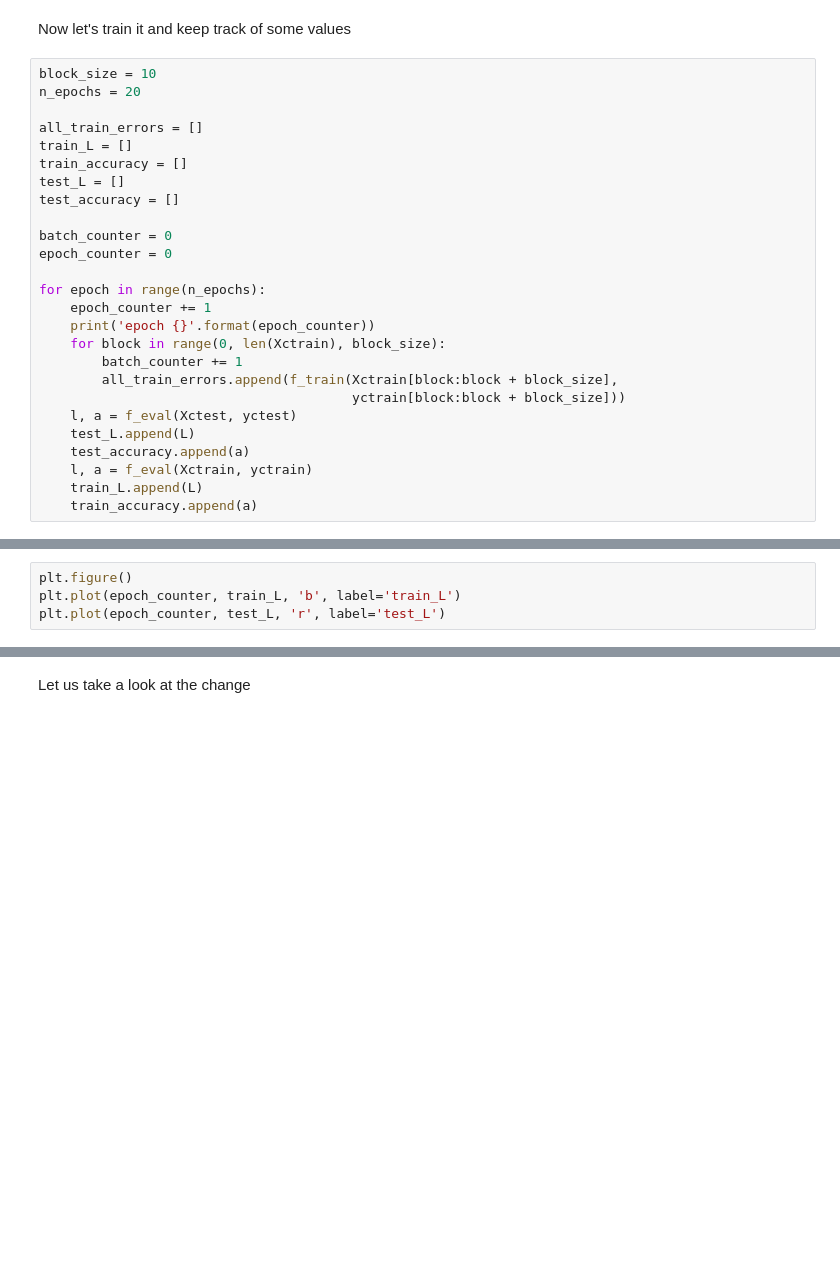
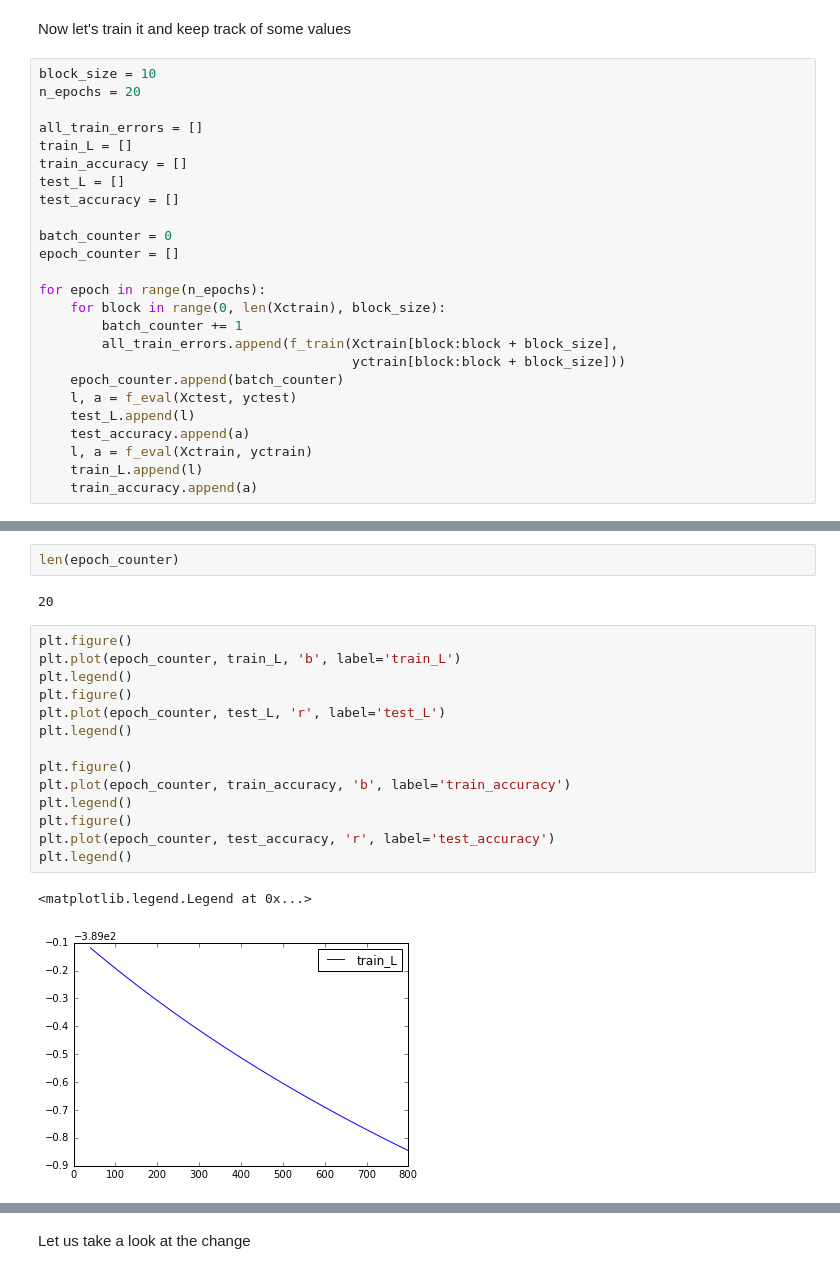
Before and after one commit to eickenberg/theano_presentation_ihp, a Jupyter notebook: Theano_Intro.ipynb, the cells around one changed output, grey strips where cells are left out. Cells and saved outputs as stored; diff of their text form; blank space fills up the shorter version.

```diff
--- a/Theano_Intro.ipynb
+++ b/Theano_Intro.ipynb
@@ -441,18 +441,17 @@ test_L = []
 test_accuracy = []
 
 batch_counter = 0
-epoch_counter = 0
+epoch_counter = []
 
 for epoch in range(n_epochs):
-    epoch_counter += 1
-    print('epoch {}'.format(epoch_counter))
     for block in range(0, len(Xctrain), block_size):
         batch_counter += 1
         all_train_errors.append(f_train(Xctrain[block:block + block_size],
                                         yctrain[block:block + block_size]))
+    epoch_counter.append(batch_counter)
     l, a = f_eval(Xctest, yctest)
-    test_L.append(L)
+    test_L.append(l)
     test_accuracy.append(a)
     l, a = f_eval(Xctrain, yctrain)
-    train_L.append(L)
+    train_L.append(l)
     train_accuracy.append(a)
@@ -462,4 +458,21 @@ TypeError: ('Bad input argument to theano function with name "<ipython-input-26-
+# %%
+len(epoch_counter)
+# %% [output]
+20
 # %%
 plt.figure()
 plt.plot(epoch_counter, train_L, 'b', label='train_L')
+plt.legend()
+plt.figure()
 plt.plot(epoch_counter, test_L, 'r', label='test_L')
+plt.legend()
+
+plt.figure()
+plt.plot(epoch_counter, train_accuracy, 'b', label='train_accuracy')
+plt.legend()
+plt.figure()
+plt.plot(epoch_counter, test_accuracy, 'r', label='test_accuracy')
+plt.legend()
+# %% [output]
+<matplotlib.legend.Legend at 0x...>
+[figure, added]
```
Also changed, not shown: parts of 8 cells of this notebook.
